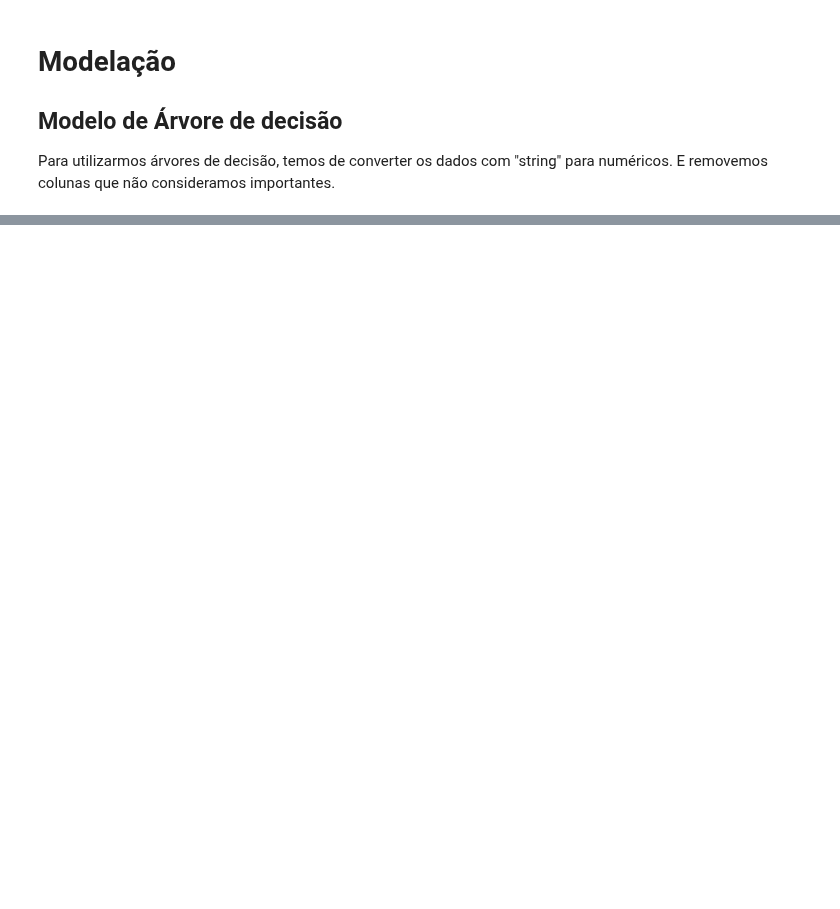
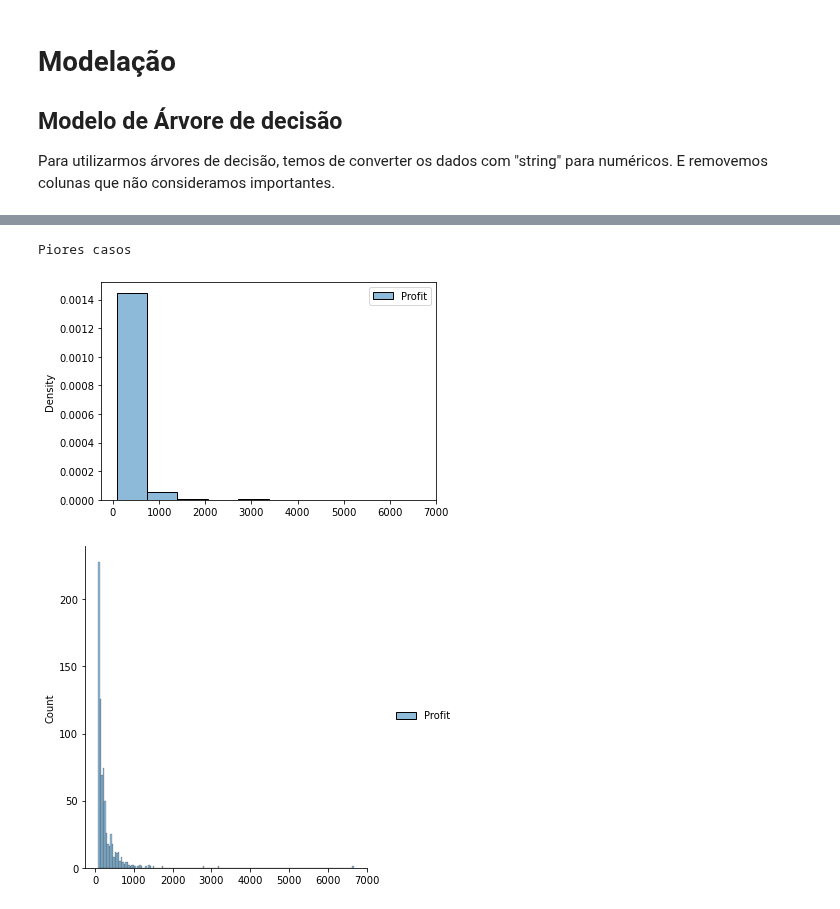
Before and after one commit to gonaloppcc/projetoDAA, a Jupyter notebook: melhor_grupo/decision_tree.ipynb, the cells around one changed output, grey strips where cells are left out. Saved outputs shown, nothing was run; the diff lists cells and outputs as text; code cells hidden in the pictures; blank space fills up the shorter version.

```diff
--- a/melhor_grupo/decision_tree.ipynb
+++ b/melhor_grupo/decision_tree.ipynb
@@ -371,0 +398,14 @@ RMSE:  166.66606511977062
+# %%
+# Veio daqui:
+# https://www.nbshare.io/notebook/312837011/Decision-Tree-Regression-With-Hyper-Parameter-Tuning-In-Python/
+
+
+def hyper_param(model, params):
+    print("Modelo atual: " , model)
+
+    # cv = cross-validation generator
+    # verbose = quanto é apresentado
+    tuning_model=GridSearchCV(model,param_grid=params,scoring='neg_mean_squared_error',cv=3)
+    tuning_model.fit(X_train, y_train)
+
+    return tuning_model.best_params_
@@ -371,0 +434,39 @@ RMSE:  166.66606511977062
+# %%
+'''
+# Inclui os parâmetros default
+parametersDRT={"splitter":["best","random"],
+            "max_depth" : [3,7,12, None],
+
+           "min_weight_fraction_leaf":[0.0, 0.2,0.5],
+           "max_features":["auto","log2","sqrt",None],
+           }
+
+
+best_param1 = hyper_param(dtr, parametersDRT)
+
+best_dtr = DecisionTreeRegressor(random_state=RANDOM_SEED)
+print("Melhores parâmetros: ", best_param1)
+print(best_dtr.set_params(**best_param1))
+analise_model(best_dtr)
+
+
+parametersRFR = {
+            "n_estimators" : [20,50,100],
+            "max_features" : ["auto", "log2", "sqrt"],
+            "bootstrap"    : [True, False]
+        }
+
+best_param2 = hyper_param(rfr,parametersRFR)
+best_rfr = RandomForestRegressor(n_estimators=20, max_depth=10, criterion='squared_error', random_state=RANDOM_SEED)
+print("Melhores parâmetros: ", best_param2)
+print(best_rfr.set_params(**best_param2))
+predictions = analise_model(best_rfr)
+'''
+
+#best_rfr.fit(X_train, y_train)
+#predictionsXXX = best_rfr.predict(X_test)
+analise_worst_errors(predictionsXXX)
+# %% [output]
+Piores casos
+[figure, added]
+[figure, added]
```
Also changed, not shown: parts of 10 cells of this notebook, 1 other file.
